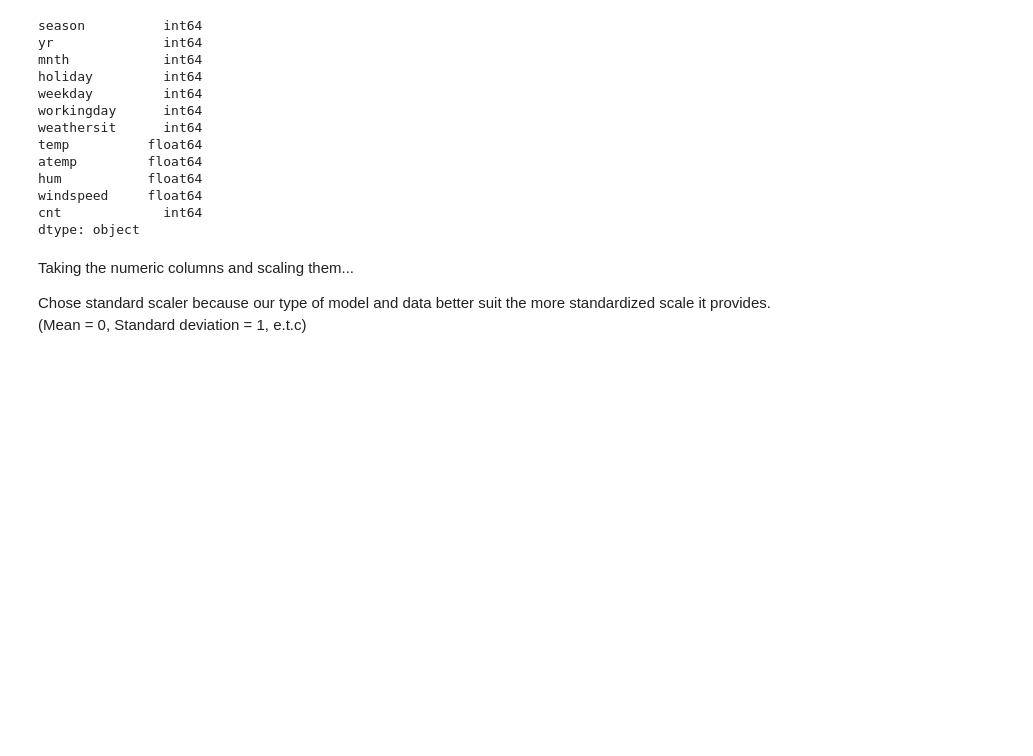
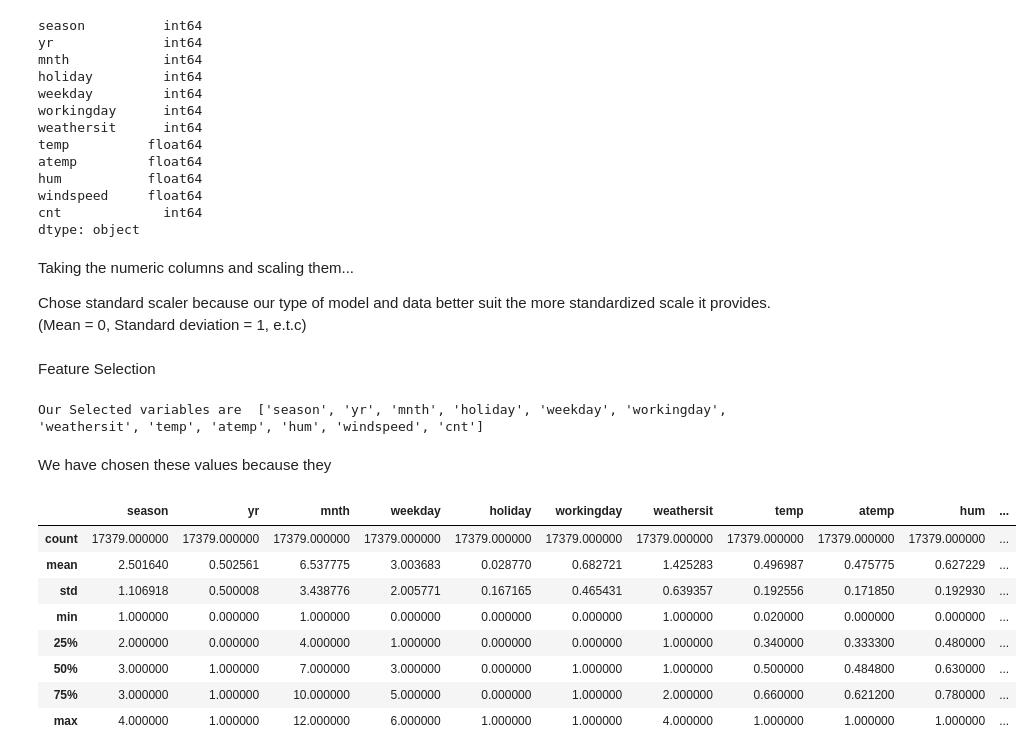
Before and after one commit to gav-creator/Weather-Biking, a Jupyter notebook: Weather_Bike GF.ipynb, the cells around one changed output. Drawn from its saved outputs; the diff is of its cells as text; code cells hidden in the pictures; blank space fills up the shorter version.

Commit message:
Added feature selection

```diff
--- a/Weather_Bike GF.ipynb
+++ b/Weather_Bike GF.ipynb
@@ -213,3 +213,23 @@ X_test_scaled = X_test.copy()
 
 X_train_scaled[numeric_cols] = scaler.fit_transform(X_train[numeric_cols])
 X_test_scaled[numeric_cols] = scaler.transform(X_test[numeric_cols])
+# %% [markdown]
+Feature Selection
+# %%
+print("Our Selected variables are ",df_dropped.columns.tolist())
+# %% [output]
+Our Selected variables are  ['season', 'yr', 'mnth', 'holiday', 'weekday', 'workingday', 'weathersit', 'temp', 'atemp', 'hum', 'windspeed', 'cnt']
+# %% [markdown]
+We have chosen these values because they
+# %%
+X.describe()
+# %% [output]
+|  | season | yr | mnth | weekday | holiday | workingday | weathersit | temp | atemp | hum | ... |
+| count | 17379.000000 | 17379.000000 | 17379.000000 | 17379.000000 | 17379.000000 | 17379.000000 | 17379.000000 | 17379.000000 | 17379.000000 | 17379.000000 | ... |
+| mean | 2.501640 | 0.502561 | 6.537775 | 3.003683 | 0.028770 | 0.682721 | 1.425283 | 0.496987 | 0.475775 | 0.627229 | ... |
+| std | 1.106918 | 0.500008 | 3.438776 | 2.005771 | 0.167165 | 0.465431 | 0.639357 | 0.192556 | 0.171850 | 0.192930 | ... |
+| min | 1.000000 | 0.000000 | 1.000000 | 0.000000 | 0.000000 | 0.000000 | 1.000000 | 0.020000 | 0.000000 | 0.000000 | ... |
+| 25% | 2.000000 | 0.000000 | 4.000000 | 1.000000 | 0.000000 | 0.000000 | 1.000000 | 0.340000 | 0.333300 | 0.480000 | ... |
+| 50% | 3.000000 | 1.000000 | 7.000000 | 3.000000 | 0.000000 | 1.000000 | 1.000000 | 0.500000 | 0.484800 | 0.630000 | ... |
+| 75% | 3.000000 | 1.000000 | 10.000000 | 5.000000 | 0.000000 | 1.000000 | 2.000000 | 0.660000 | 0.621200 | 0.780000 | ... |
+| max | 4.000000 | 1.000000 | 12.000000 | 6.000000 | 1.000000 | 1.000000 | 4.000000 | 1.000000 | 1.000000 | 1.000000 | ... |
```
Also changed, not shown: parts of 2 cells of this notebook.
